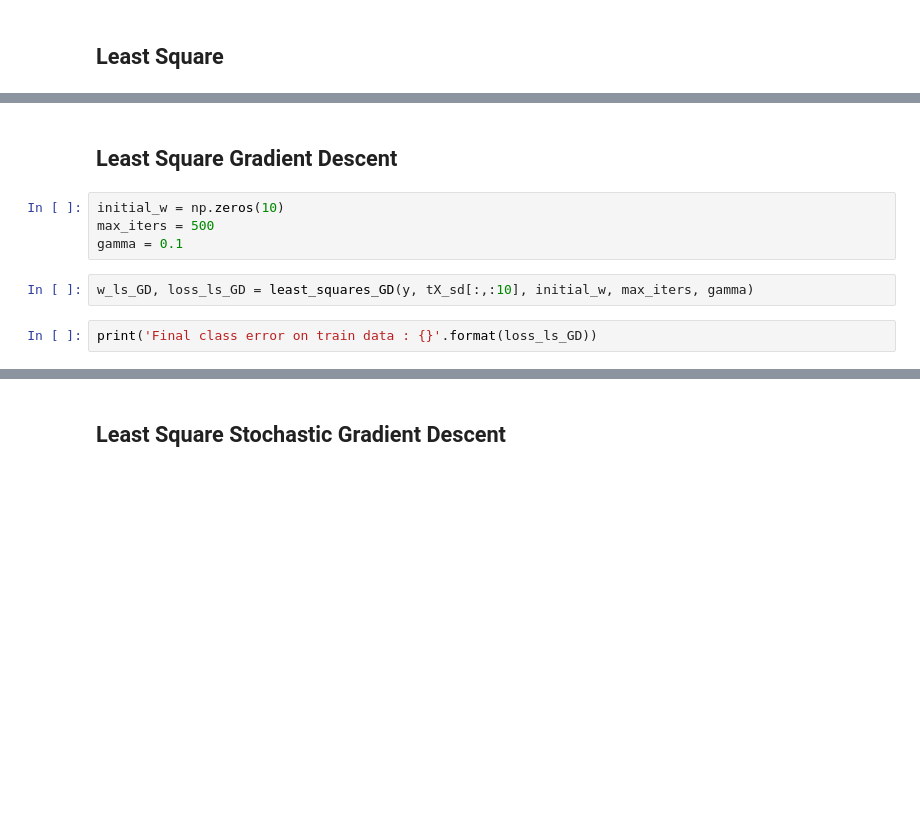
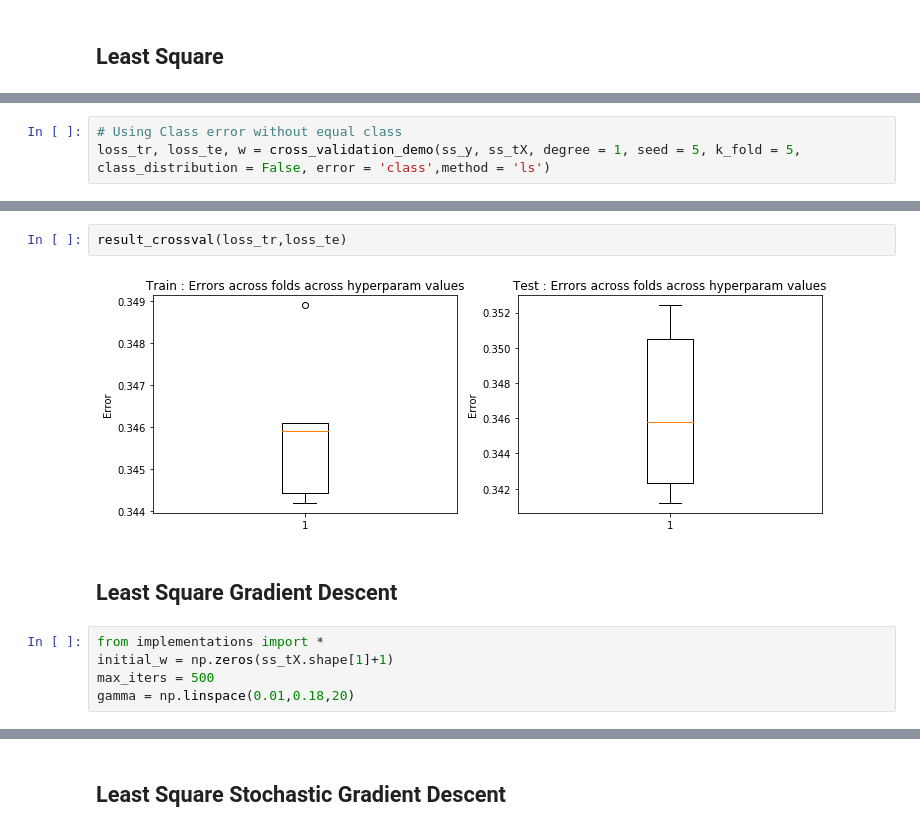
Before and after one commit to alicebizeul/MLProject1, a Jupyter notebook: scripts/project1.ipynb, the cells around one changed output, grey strips where cells are left out. Drawn from its saved outputs; the diff is of its cells as text; blank space fills up the shorter version.

```diff
--- a/scripts/project1.ipynb
+++ b/scripts/project1.ipynb
@@ -367,0 +395,3 @@ print('Percentage of correct classification on train set : {}'.format(loss_ls))
+# %%
+# Using Class error without equal class
+loss_tr, loss_te, w = cross_validation_demo(ss_y, ss_tX, degree = 1, seed = 5, k_fold = 5, class_distribution = False, error = 'class',method = 'ls')
@@ -368,10 +416,11 @@ print('Percentage of correct classification on train set : {}'.format(loss_ls))
+# %%
+result_crossval(loss_tr,loss_te)
+# %% [output]
+[figure, added]
 # %% [markdown]
 ## Least Square Gradient Descent
-# %%
-initial_w = np.zeros(10)
-max_iters = 500
-gamma = 0.1
-# %%
-w_ls_GD, loss_ls_GD = least_squares_GD(y, tX_sd[:,:10], initial_w, max_iters, gamma)
-# %%
-print('Final class error on train data : {}'.format(loss_ls_GD))
+# %%
+from implementations import *
+initial_w = np.zeros(ss_tX.shape[1]+1)
+max_iters = 500
+gamma = np.linspace(0.01,0.18,20)
```
Also changed, not shown: parts of 31 cells of this notebook, 1 other file.
